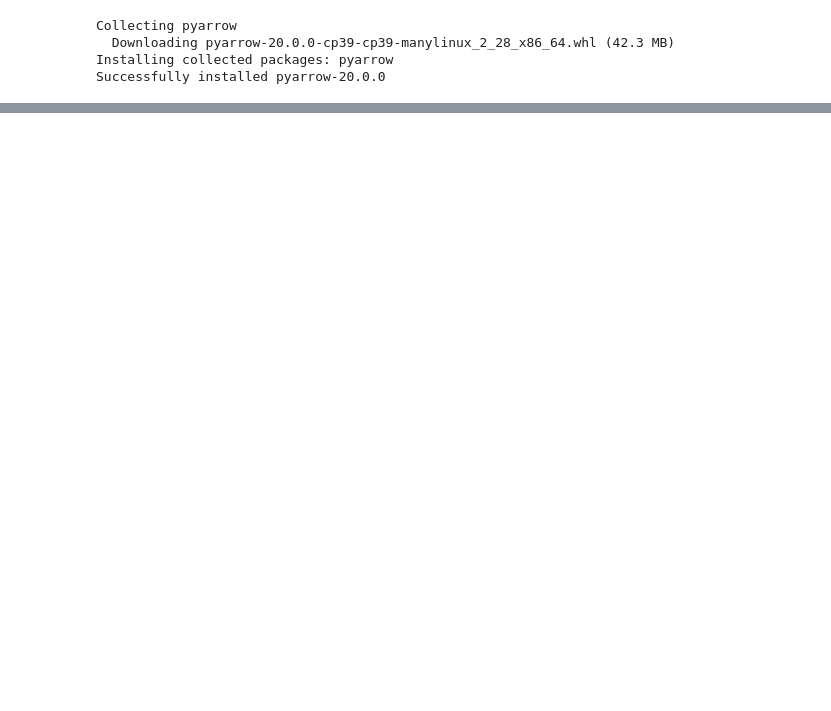
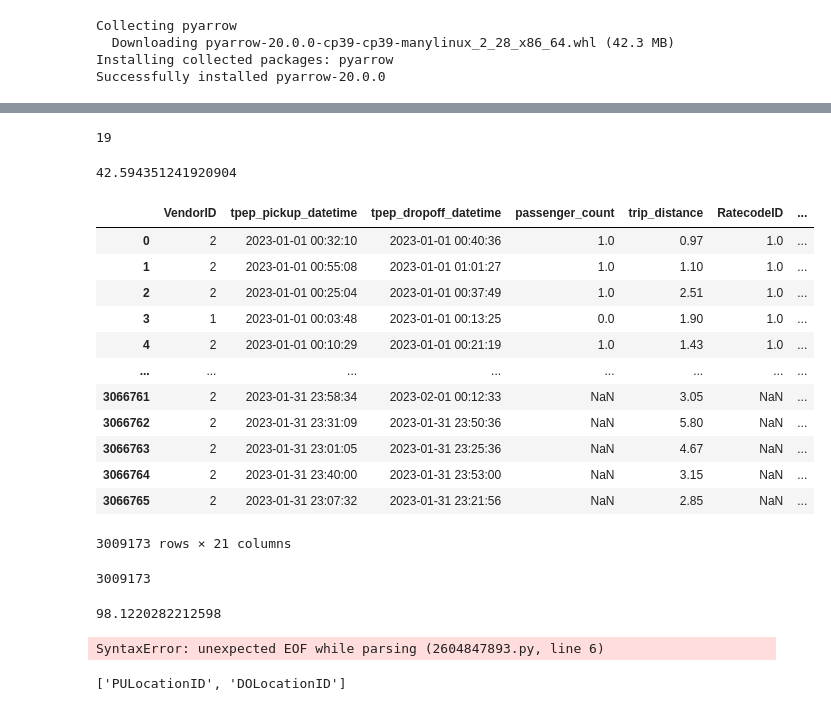
Before and after one commit to Rita-cyber/mlops_zoomcamp, a Jupyter notebook: 01-Intro/Homework1.ipynb, the cells around one changed output, grey strips where cells are left out. Saved outputs shown, nothing was run; the diff lists cells and outputs as text; code cells hidden in the pictures; blank space fills up the shorter version.

```diff
--- a/01-Intro/Homework1.ipynb
+++ b/01-Intro/Homework1.ipynb
@@ -20,0 +61,9 @@ df.head()
+# %%
+#duration = dropoff-pickup time which will give result in timedelta,the result is a column of timedelta objects, which represent the duration between the two times for each row.
+df_yellow_01_2023['duration'] = df_yellow_01_2023.tpep_dropoff_datetime-df_yellow_01_2023.tpep_pickup_datetime
+# %%
+#.dt.total_seconds()
+#The .dt accessor lets you use datetime-related properties.
+#.total_seconds() converts the timedelta into the total number of seconds (as a float).
+#/60 dividing the seconds by 60 converts the duration into minutes.
+df_yellow_01_2023['duration_mins']= (df_yellow_01_2023['duration']).dt.total_seconds() / 60
@@ -21,2 +93,62 @@ df.head()
+# %%
+#Read the data for February. How many columns are there?
+len(df_yellow_02_2023.columns)
+# %% [output]
+19
 # %%
 import sklearn
+# %%
+#standard deviation tells you how much the numbers in a group are spread out from the average (mean).
+#If you have test scores like 50, 51, 52, 53, the standard deviation is small because all the scores are close to each other.
+#If you have test scores like 30, 50, 60, 70, 100, the standard deviation is large because the scores are spread out over a wide range.
+# s= √ E(x1 - x)2/n-1
+
+#What's the standard deviation of the trips duration in January?
+std = df_yellow_01_2023['duration_mins'].std()
+print(std)
+# %% [output]
+42.594351241920904
+# %%
+#
+df_yellow_01_2023_outlier = df_yellow_01_2023[(df_yellow_01_2023.duration_mins >= 1) & (df_yellow_01_2023.duration_mins <= 60)]
+# %%
+df_yellow_01_2023_outlier
+# %% [output]
+|  | VendorID | tpep_pickup_datetime | tpep_dropoff_datetime | passenger_count | trip_distance | RatecodeID | ... |
+| 0 | 2 | 2023-01-01 00:32:10 | 2023-01-01 00:40:36 | 1.0 | 0.97 | 1.0 | ... |
+| 1 | 2 | 2023-01-01 00:55:08 | 2023-01-01 01:01:27 | 1.0 | 1.10 | 1.0 | ... |
+| 2 | 2 | 2023-01-01 00:25:04 | 2023-01-01 00:37:49 | 1.0 | 2.51 | 1.0 | ... |
+| 3 | 1 | 2023-01-01 00:03:48 | 2023-01-01 00:13:25 | 0.0 | 1.90 | 1.0 | ... |
+| 4 | 2 | 2023-01-01 00:10:29 | 2023-01-01 00:21:19 | 1.0 | 1.43 | 1.0 | ... |
+| ... | ... | ... | ... | ... | ... | ... | ... |
+| 3066761 | 2 | 2023-01-31 23:58:34 | 2023-02-01 00:12:33 | NaN | 3.05 | NaN | ... |
+| 3066762 | 2 | 2023-01-31 23:31:09 | 2023-01-31 23:50:36 | NaN | 5.80 | NaN | ... |
+| 3066763 | 2 | 2023-01-31 23:01:05 | 2023-01-31 23:25:36 | NaN | 4.67 | NaN | ... |
+| 3066764 | 2 | 2023-01-31 23:40:00 | 2023-01-31 23:53:00 | NaN | 3.15 | NaN | ... |
+| 3066765 | 2 | 2023-01-31 23:07:32 | 2023-01-31 23:21:56 | NaN | 2.85 | NaN | ... |
+3009173 rows × 21 columns
+# %%
+len(df_yellow_01_2023_outlier)
+# %% [output]
+3009173
+# %%
+#fraction left after dropped outliers
+
+df_yellow_01_2023_outlier_fraction = ((len(df_yellow_01_2023) - len(df_yellow_01_2023_outlier)) / len(df_yellow_01_2023)) * 100
+df_yellow_01_2023_outlier_fraction_left = (100 - df_yellow_01_2023_outlier_fraction)
+df_yellow_01_2023_outlier_fraction_left
+# %% [output]
+98.1220282212598
+# %%
+#Turn the dataframe into a list of dictionaries (remember to re-cast the ids to strings - otherwise it will label encode them)
+#Fit a dictionary vectorizer
+#Get a feature matrix from it
+
+df_yellow_01_2023_outlier_fraction_left['categorical'] = (
+    df_yellow_01_2023_outlier_fraction_left[['PULocationID', 'DOLocationID']].astype(str)
+# %% [output]
+SyntaxError: unexpected EOF while parsing (2604847893.py, line 6)
+# %%
+df_yellow_01_2023_outlier_fraction_left_categorical
+# %% [output]
+['PULocationID', 'DOLocationID']
```
Also changed, not shown: parts of 10 cells of this notebook.
